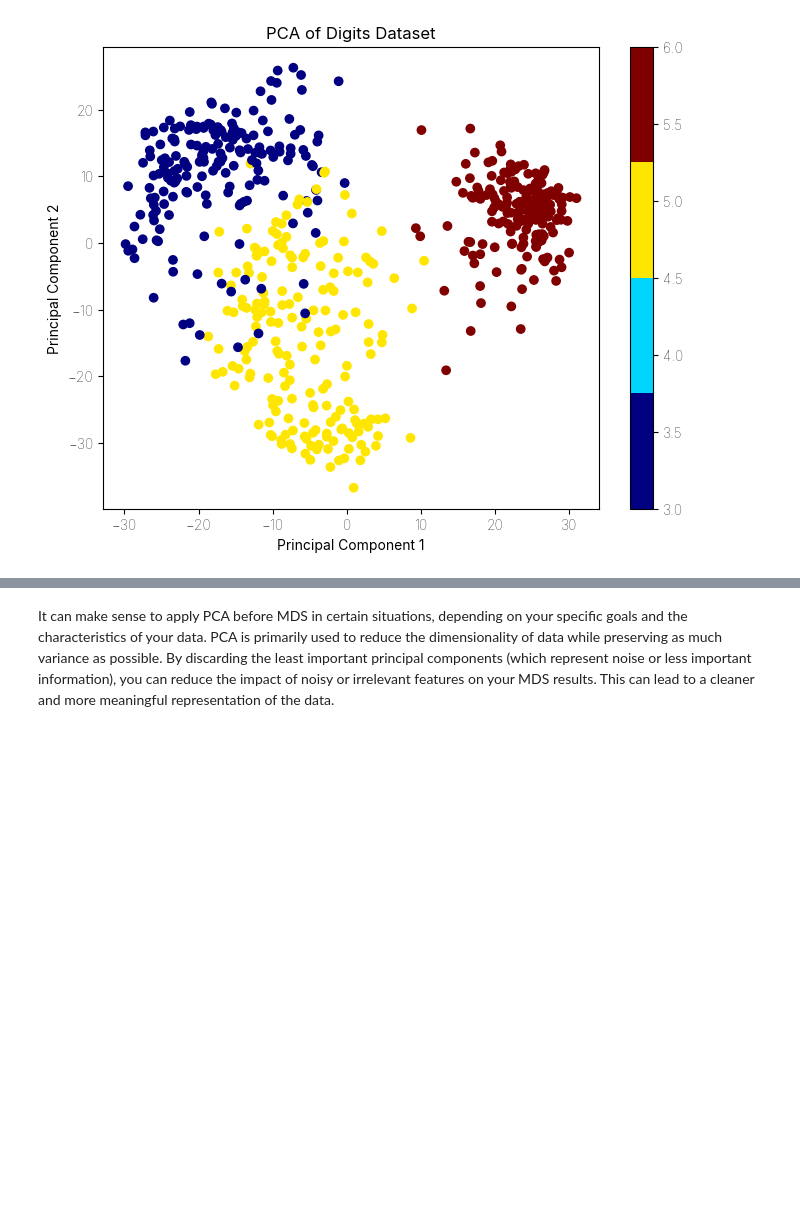
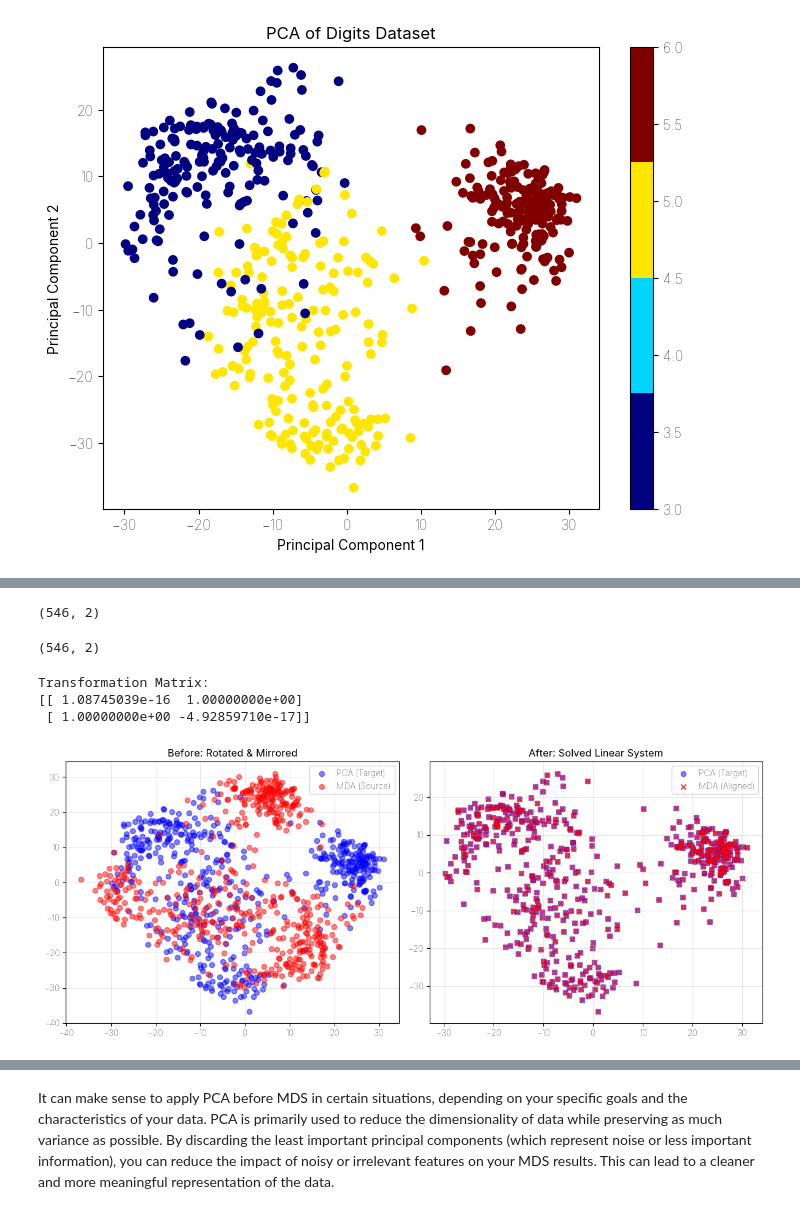
Before and after one commit to nuinashco/LinearAlgebra-UCU, a Jupyter notebook: hw2/task4-spectral_clustering.ipynb, the cells around one changed output, grey strips where cells are left out. Drawn from its saved outputs; the diff is of its cells as text; code cells hidden in the pictures; blank space fills up the shorter version.

```diff
--- a/hw2/task4-spectral_clustering.ipynb
+++ b/hw2/task4-spectral_clustering.ipynb
@@ -706,0 +724,44 @@ plt.show()
+# %%
+custom_mds.shape
+# %% [output]
+(546, 2)
+# %%
+X_pca.shape
+# %% [output]
+(546, 2)
+# %%
+results_pca = X_pca.copy()
+results_mda = custom_mds.copy()
+
+
+Q, residuals, rank, s = np.linalg.lstsq(results_mda, results_pca, rcond=None)
+
+print("Transformation Matrix:")
+print(Q)
+
+
+
+results_mda_aligned = results_mda @ Q
+plt.figure(figsize=(12, 5))
+
+plt.subplot(1, 2, 1)
+plt.title("Before: Rotated & Mirrored")
+plt.scatter(results_pca[:, 0], results_pca[:, 1], alpha=0.5, label='PCA (Target)', c='blue')
+plt.scatter(results_mda[:, 0], results_mda[:, 1], alpha=0.5, label='MDA (Source)', c='red')
+plt.legend()
+plt.grid(True, alpha=0.3)
+
+plt.subplot(1, 2, 2)
+plt.title("After: Solved Linear System")
+plt.scatter(results_pca[:, 0], results_pca[:, 1], alpha=0.5, label='PCA (Target)', c='blue')
+plt.scatter(results_mda_aligned[:, 0], results_mda_aligned[:, 1], marker='x', alpha=0.8, label='MDA (Aligned)', c='red')
+plt.legend()
+plt.grid(True, alpha=0.3)
+
+plt.tight_layout()
+plt.show()
+# %% [output]
+Transformation Matrix:
+[[ 1.08745039e-16  1.00000000e+00]
+ [ 1.00000000e+00 -4.92859710e-17]]
+[figure, added]
```
Also changed, not shown: parts of 18 cells of this notebook.
